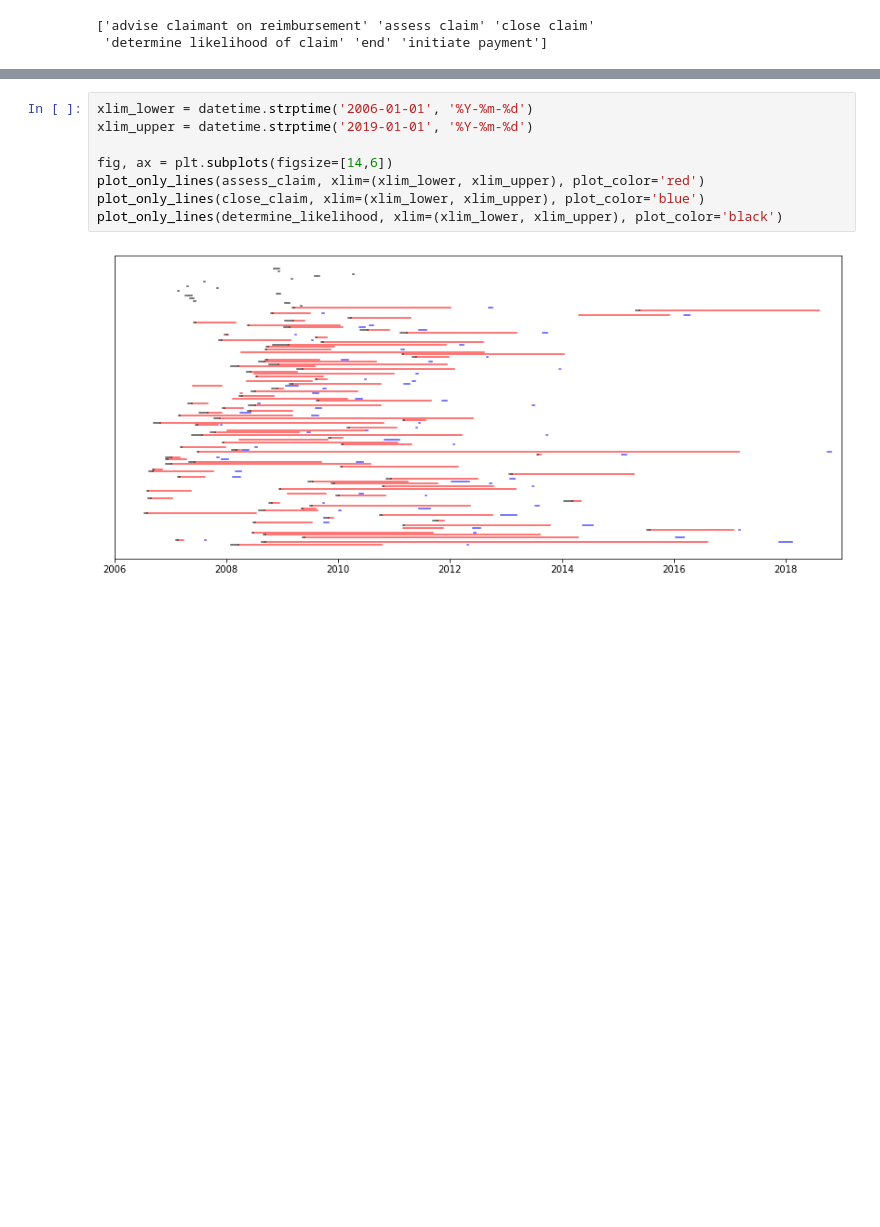
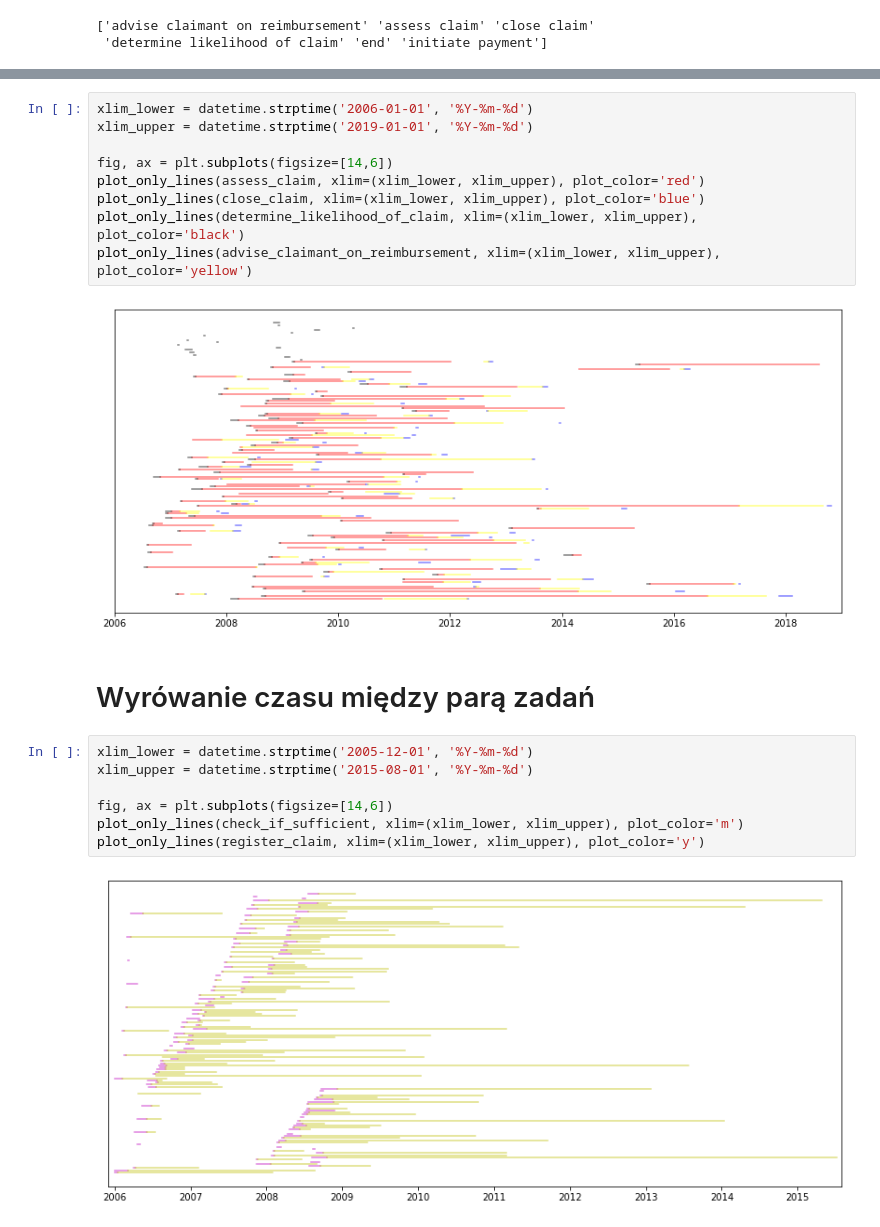
Before and after one commit to Sroka-Bartosz/Allen-fuzzy-logs-relation-analysis, a Jupyter notebook: logs_analysis.ipynb, the cells around one changed output, grey strips where cells are left out. Saved outputs shown, nothing was run; the diff lists cells and outputs as text; blank space fills up the shorter version.

```diff
--- a/logs_analysis.ipynb
+++ b/logs_analysis.ipynb
@@ -111,6 +134,18 @@ xlim_upper = datetime.strptime('2019-01-01', '%Y-%m-%d')
 fig, ax = plt.subplots(figsize=[14,6])
 plot_only_lines(assess_claim, xlim=(xlim_lower, xlim_upper), plot_color='red')
 plot_only_lines(close_claim, xlim=(xlim_lower, xlim_upper), plot_color='blue')
-plot_only_lines(determine_likelihood, xlim=(xlim_lower, xlim_upper), plot_color='black')
+plot_only_lines(determine_likelihood_of_claim, xlim=(xlim_lower, xlim_upper), plot_color='black')
+plot_only_lines(advise_claimant_on_reimbursement, xlim=(xlim_lower, xlim_upper), plot_color='yellow')
 # %% [output]
-[figure, old version]
+[figure, new version]
+# %% [markdown]
+# Wyrówanie czasu między parą zadań
+# %%
+xlim_lower = datetime.strptime('2005-12-01', '%Y-%m-%d')
+xlim_upper = datetime.strptime('2015-08-01', '%Y-%m-%d')
+
+fig, ax = plt.subplots(figsize=[14,6])
+plot_only_lines(check_if_sufficient, xlim=(xlim_lower, xlim_upper), plot_color='m')
+plot_only_lines(register_claim, xlim=(xlim_lower, xlim_upper), plot_color='y')
+# %% [output]
+[figure, added]
```
Also changed, not shown: parts of 39 cells of this notebook.
